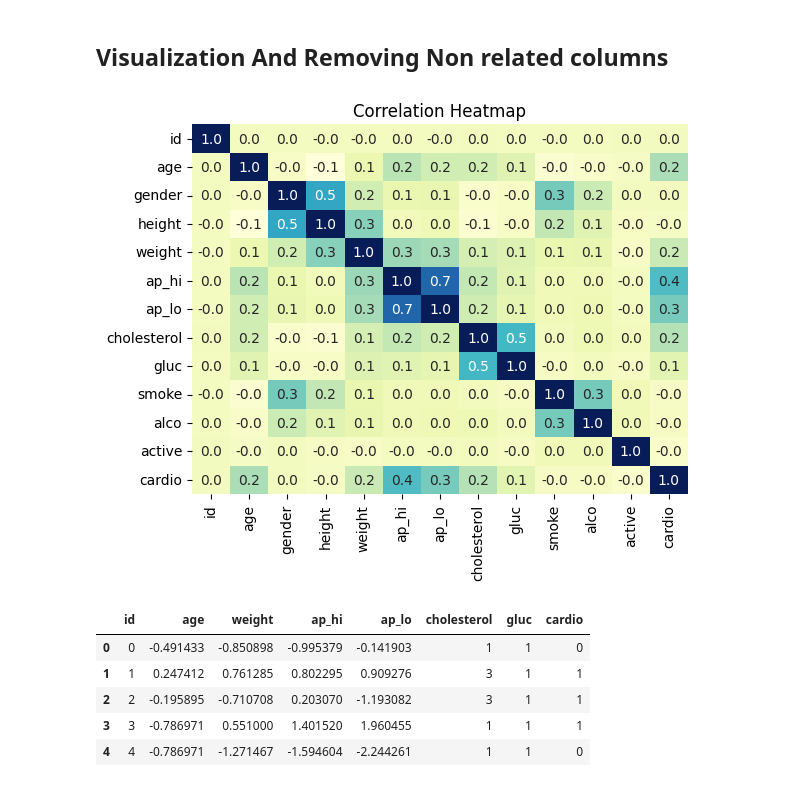
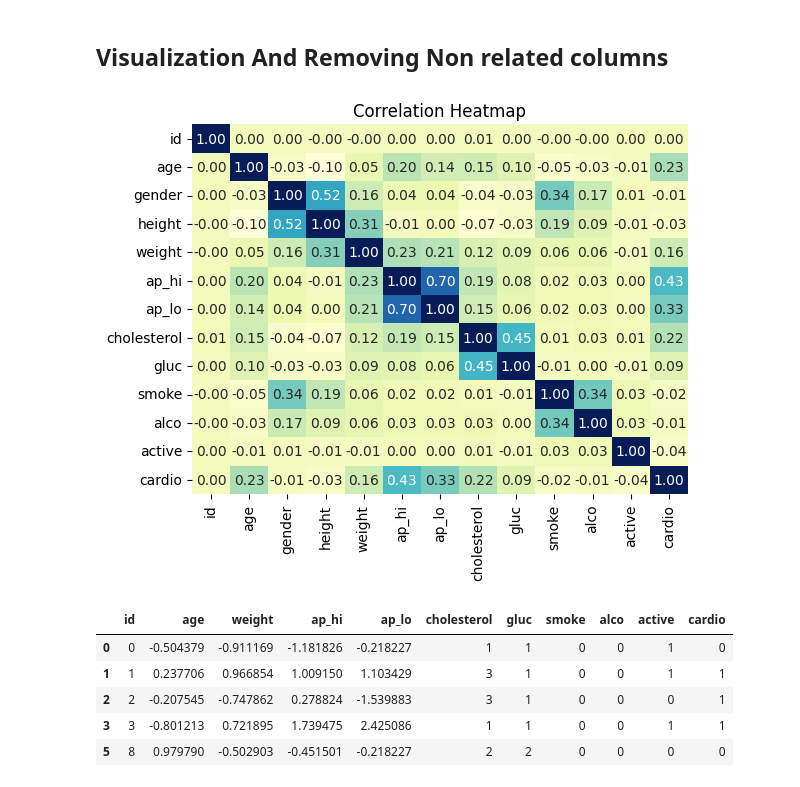
Before and after one commit to jevinmorad/College-Labs, a Jupyter notebook: Sem-6/ML_DL/project/cleaning.ipynb, the cells around one changed output. Cells and saved outputs as stored; diff of their text form; code cells hidden in the pictures.

```diff
--- a/Sem-6/ML_DL/project/cleaning.ipynb
+++ b/Sem-6/ML_DL/project/cleaning.ipynb
@@ -88,7 +133,9 @@ df = df[df['height'] >= 120]
 print(df['weight'].min())
 print(df['weight'].max())
 
-df = df[df['weight'] >= 40]
+sns.boxplot(x=df['weight'])
+plt.title("Box Plot for weight")
+plt.show()
 # %% [output]
 10.0
 200.0
@@ -102,0 +174,15 @@ df = df[(df['ap_hi'] > 60) & (df['ap_hi'] < 230)]
+# %%
+Q1 = df['ap_hi'].quantile(0.25)
+Q3 = df['ap_hi'].quantile(0.75)
+IQR = Q3 - Q1
+lower_bound = Q1 - 1.5 * IQR
+upper_bound = Q3 + 1.5 * IQR
+
+df = df[(df['ap_hi'] > lower_bound) & (df['ap_hi'] < upper_bound)]
+
+sns.boxenplot(x=df['ap_hi'])
+plt.title("Box Plot for ap_hi")
+plt.show()
+
+print(df['ap_hi'].min(), df['ap_hi'].max())
+print(prev[0] - df.shape[0])
@@ -103,6 +193,7 @@ df = df[(df['ap_hi'] > 60) & (df['ap_hi'] < 230)]
 # %%
-print(df['ap_lo'].min())
-print(df['ap_lo'].max())
+print(df['ap_lo'].min(), df['ap_lo'].max())
 
-df = df[(df['ap_lo'] > 30) & (df['ap_lo'] < 150)]
+sns.boxenplot(x=df['ap_lo'])
+plt.title("Box Plot for ap_lo")
+plt.show()
 # %% [output]
@@ -110,0 +202,13 @@ df = df[(df['ap_lo'] > 30) & (df['ap_lo'] < 150)]
+# %%
+Q1 = df['ap_lo'].quantile(0.25)
+Q3 = df['ap_lo'].quantile(0.75)
+IQR = Q3 - Q1
+lower_bound = Q1 - 1.5 * IQR
+upper_bound = Q3 + 1.5 * IQR
+
+df = df[(df['ap_lo'] > lower_bound) & (df['ap_lo'] < upper_bound)]
+sns.boxenplot(x=df['ap_lo'])
+plt.title("Box Plot for ap_lo")
+plt.show()
+
+print(df['ap_lo'].min(), df['ap_lo'].max())
@@ -141,21 +248,21 @@ df.head()
 # %% [markdown]
 ## Visualization And Removing Non related columns
 # %%
-sns.heatmap(df.corr(), annot=True, fmt='.1f', cmap='YlGnBu',cbar=False)
+sns.heatmap(df.corr(), annot=True, fmt='.2f', cmap='YlGnBu',cbar=False)
 plt.title('Correlation Heatmap')
 plt.show()
 # %% [output]
-[figure, old version]
+[figure, new version]
 # %%
-df = df.drop(['gender', 'height', 'smoke', 'alco', 'active'], axis=1)
+df = df.drop(['gender', 'height'], axis=1)
 df.head()
 # %% [output]
-|  | id | age | weight | ap_hi | ap_lo | cholesterol | gluc | cardio |
-| 0 | 0 | -0.491433 | -0.850898 | -0.995379 | -0.141903 | 1 | 1 | 0 |
-| 1 | 1 | 0.247412 | 0.761285 | 0.802295 | 0.909276 | 3 | 1 | 1 |
-| 2 | 2 | -0.195895 | -0.710708 | 0.203070 | -1.193082 | 3 | 1 | 1 |
-| 3 | 3 | -0.786971 | 0.551000 | 1.401520 | 1.960455 | 1 | 1 | 1 |
-| 4 | 4 | -0.786971 | -1.271467 | -1.594604 | -2.244261 | 1 | 1 | 0 |
+|  | id | age | weight | ap_hi | ap_lo | cholesterol | gluc | smoke | alco | active | cardio |
+| 0 | 0 | -0.504379 | -0.911169 | -1.181826 | -0.218227 | 1 | 1 | 0 | 0 | 1 | 0 |
+| 1 | 1 | 0.237706 | 0.966854 | 1.009150 | 1.103429 | 3 | 1 | 0 | 0 | 1 | 1 |
+| 2 | 2 | -0.207545 | -0.747862 | 0.278824 | -1.539883 | 3 | 1 | 0 | 0 | 0 | 1 |
+| 3 | 3 | -0.801213 | 0.721895 | 1.739475 | 2.425086 | 1 | 1 | 0 | 0 | 1 | 1 |
+| 5 | 8 | 0.979790 | -0.502903 | -0.451501 | -0.218227 | 2 | 2 | 0 | 0 | 0 | 0 |
 # %%
 from sklearn.preprocessing import StandardScaler
 
```
Also changed, not shown: parts of 11 cells of this notebook, 2 other files.
